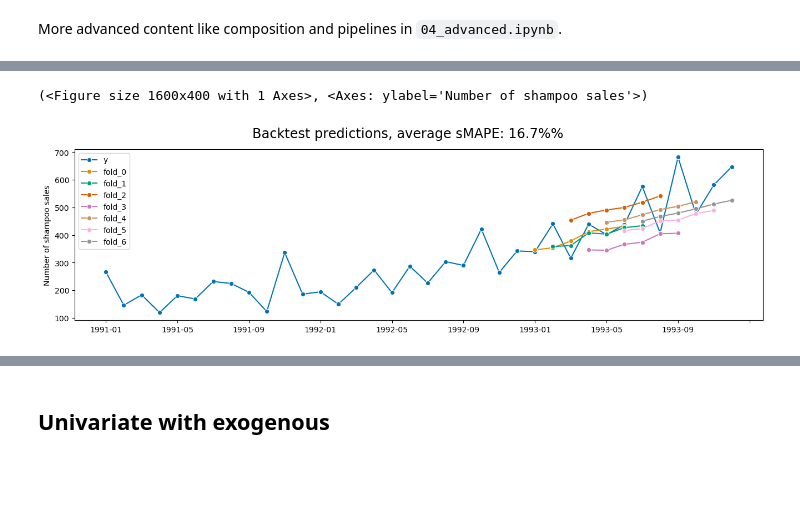
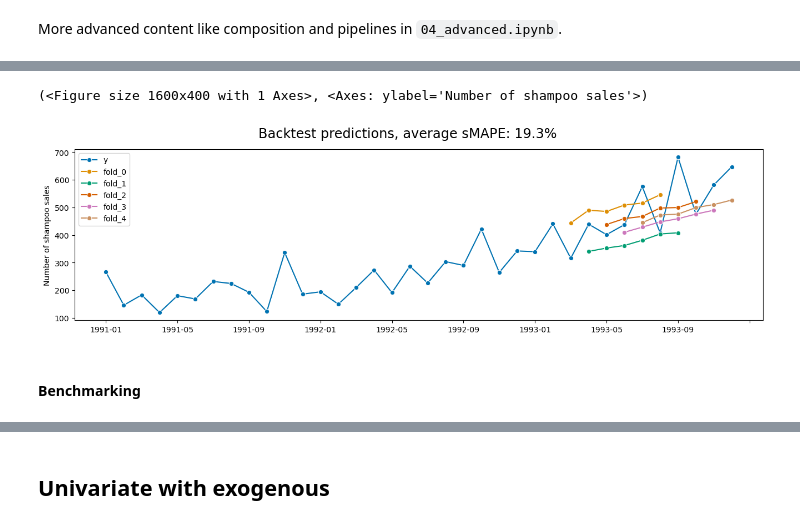
Before and after one commit to sktime/sktime-tutorial-ODSC-Europe-2023, a Jupyter notebook: notebooks/02_forecasting.ipynb, the cells around one changed output, grey strips where cells are left out. Cells and saved outputs as stored; diff of their text form; code cells hidden in the pictures; blank space fills up the shorter version.

```diff
--- a/notebooks/02_forecasting.ipynb
+++ b/notebooks/02_forecasting.ipynb
@@ -153,8 +153,8 @@ plot_series(y, y_transform, labels=["y", "y_diff"], title="Difference transforma
 (<Figure size 1600x400 with 1 Axes>, <Axes: ylabel='Number of shampoo sales'>)
 [figure]
 # %%
-regressor = regressor = lgb.LGBMRegressor()
-forecaster = make_reduction(regressor, strategy="direct", window_length=15)
+regressor = lgb.LGBMRegressor()
+forecaster = make_reduction(regressor, strategy="direct", window_length=16)
 forecaster_with_differencer = Differencer(lags=1) * forecaster
 y_pred = forecaster_with_differencer.fit_predict(y=y_train, fh=fh)
 title = f"LightGBM with difference transform - sMAPE error: {smape(y_test, y_pred):.1%}"
@@ -172,7 +174,7 @@ More advanced content like composition and pipelines in `04_advanced.ipynb`.
 from sktime.forecasting.model_selection import ExpandingWindowSplitter
 from sktime.utils.plotting import plot_windows
 
-cv = ExpandingWindowSplitter(initial_window=24, fh=fh, step_length=1)
+cv = ExpandingWindowSplitter(initial_window=26, fh=fh, step_length=1)
 n_folds = cv.get_n_splits(y)
 plot_windows(cv, y)
 # %% [output]
@@ -188,10 +199,12 @@ backtest = evaluate(forecaster=forecaster, y=y, cv=cv, scoring=scorers, backend=
 # %%
 plot_series(
     y,
     *tuple(backtest["y_pred"][i] for i in range(n_folds)),
     labels=["y"] + [f"fold_{i}" for i in range(n_folds)],
-    title=f"Backtest predictions, average sMAPE: {backtest['test_MeanAbsolutePercentageError'].mean():.1%}%",
+    title=f"Backtest predictions, average sMAPE: {backtest['test_MeanAbsolutePercentageError'].mean():.1%}",
 )
 # %% [output]
 (<Figure size 1600x400 with 1 Axes>, <Axes: ylabel='Number of shampoo sales'>)
-[figure, old version]
+[figure, new version]
+# %% [markdown]
+####  Benchmarking
```
Also changed, not shown: parts of 10 cells of this notebook.
